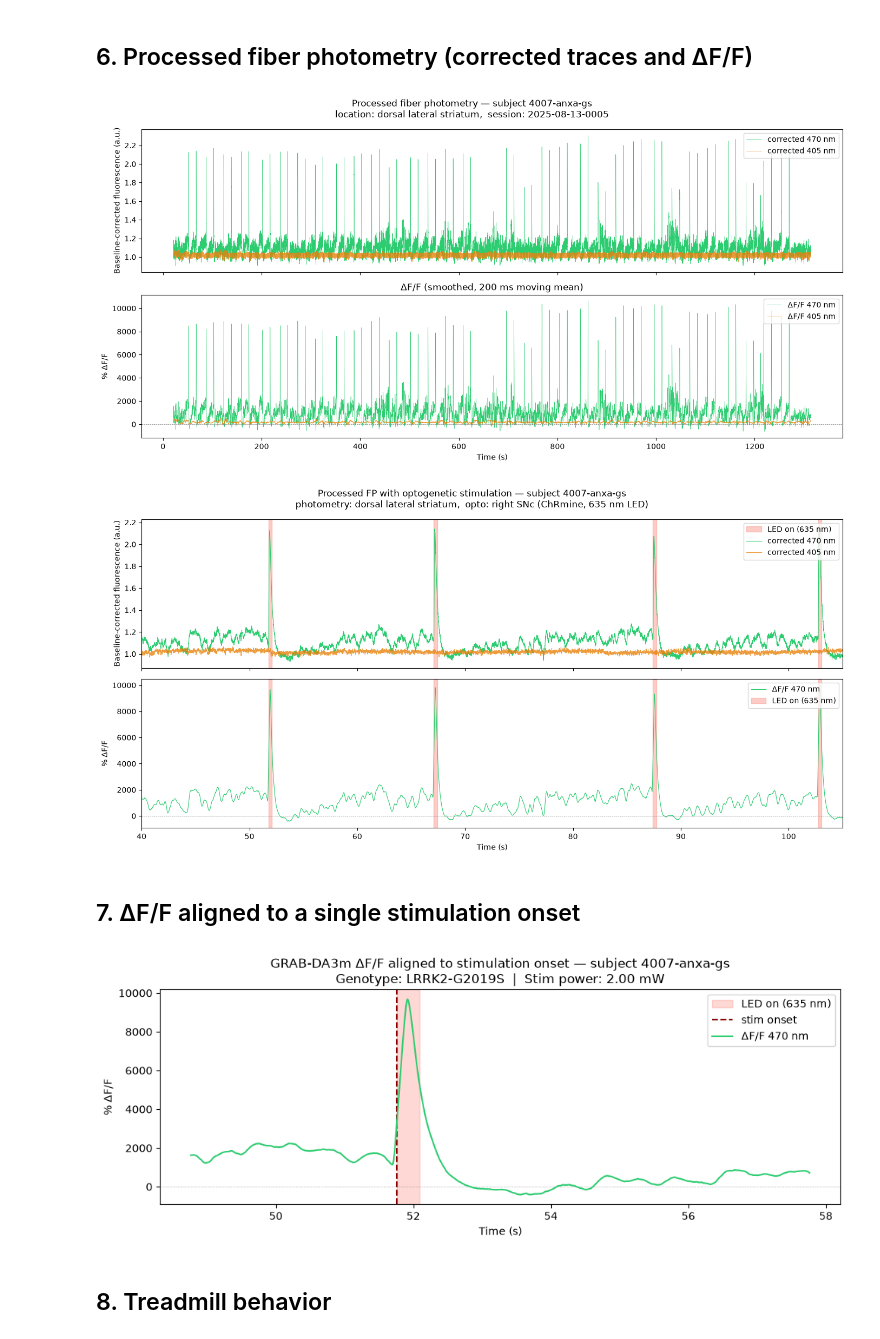
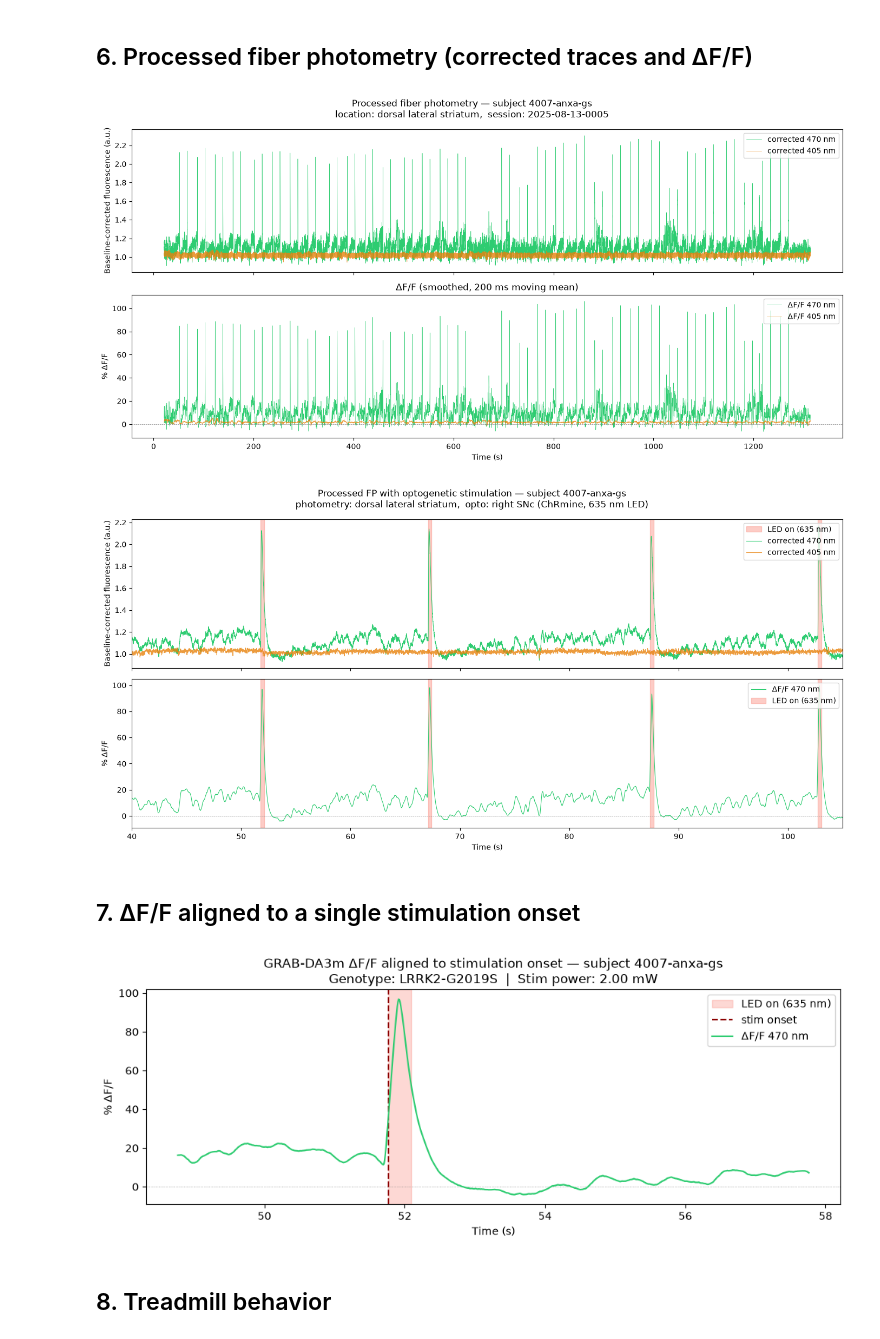
Before and after one commit to catalystneuro/dombeck-lab-to-nwb, a Jupyter notebook: src/dombeck_lab_to_nwb/chen2026/tutorials/chen2026_streaming_demo.ipynb, the cells around one changed output. Saved outputs shown, nothing was run; the diff lists cells and outputs as text; code cells hidden in the pictures.

```diff
--- a/src/dombeck_lab_to_nwb/chen2026/tutorials/chen2026_streaming_demo.ipynb
+++ b/src/dombeck_lab_to_nwb/chen2026/tutorials/chen2026_streaming_demo.ipynb
@@ -341,8 +341,8 @@ ax1.set_ylabel("Baseline-corrected fluorescence (a.u.)")
 ax1.legend(loc="upper right")
 
 ax2.set_title("\u0394F/F (smoothed, 200 ms moving mean)")
-ax2.plot(t_proc, smooth(dff_470.data[:] * 100), color="#2ECC71", lw=0.4, label="\u0394F/F 470 nm")
-ax2.plot(t_proc, smooth(dff_405.data[:] * 100), color="#E8820C", lw=0.4, alpha=0.8, label="\u0394F/F 405 nm")
+ax2.plot(t_proc, smooth(dff_470.data[:]), color="#2ECC71", lw=0.4, label="\u0394F/F 470 nm")
+ax2.plot(t_proc, smooth(dff_405.data[:]), color="#E8820C", lw=0.4, alpha=0.8, label="\u0394F/F 405 nm")
 ax2.axhline(0, color="gray", lw=0.5, ls="--")
 ax2.set_ylabel("% \u0394F/F")
 ax2.set_xlabel("Time (s)")
@@ -355,7 +355,7 @@ fig.suptitle(
 plt.tight_layout()
 plt.show()
 # %% [output]
-[figure, old version]
+[figure, new version]
 # %%
 # Zoomed on first few stim epochs — corrected traces + ΔF/F
 T0, T1 = 40.0, 105.0
@@ -375,7 +375,7 @@ ax1.plot(t_proc[mp], corr_405.data[mp], color="#E8820C", lw=0.8, alpha=0.8, labe
 ax1.set_ylabel("Baseline-corrected fluorescence (a.u.)")
 ax1.legend(loc="upper right")
 
-ax2.plot(t_proc[mp], dff_470.data[mp] * 100, color="#2ECC71", lw=0.8, label="\u0394F/F 470 nm")
+ax2.plot(t_proc[mp], dff_470.data[mp], color="#2ECC71", lw=0.8, label="\u0394F/F 470 nm")
 ax2.axhline(0, color="gray", lw=0.5, ls="--")
 ax2.fill_between([], [], color="salmon", alpha=0.4, label="LED on (635 nm)")
 ax2.set_ylabel("% \u0394F/F")
@@ -390,37 +390,37 @@ fig.suptitle(
 plt.tight_layout()
 plt.show()
 # %% [output]
-[figure, old version]
+[figure, new version]
 # %% [markdown]
 ## 7. ΔF/F aligned to a single stimulation onset
 # %%
 first_stim = epochs_df.iloc[0]
 PRE, POST = 3.0, 6.0
 t0 = first_stim.start_time
 me = (t_proc >= t0 - PRE) & (t_proc <= t0 + POST)
 
 power_label = (
     f"{first_stim.power_in_mW:.2f} mW"
     if not np.isnan(first_stim.power_in_mW)
     else "power N/A"
 )
 
 fig, ax = plt.subplots(figsize=(10, 4))
 ax.axvspan(first_stim.start_time, first_stim.stop_time, color="salmon", alpha=0.3, zorder=0, label="LED on (635 nm)")
 ax.axvline(first_stim.start_time, color="darkred", lw=1.5, ls="--", label="stim onset")
 ax.axhline(0, color="gray", lw=0.5, ls=":")
-ax.plot(t_proc[me], dff_470.data[me] * 100, color="#2ECC71", lw=1.5, label="\u0394F/F 470 nm")
+ax.plot(t_proc[me], dff_470.data[me], color="#2ECC71", lw=1.5, label="\u0394F/F 470 nm")
 ax.set_xlabel("Time (s)")
 ax.set_ylabel("% \u0394F/F")
 ax.set_title(
     f"GRAB-DA3m \u0394F/F aligned to stimulation onset — subject {sub.subject_id}\n"
     f"Genotype: {sub.genotype}  |  Stim power: {power_label}"
 )
 ax.legend(loc="upper right")
 plt.tight_layout()
 plt.show()
 # %% [output]
-[figure, old version]
+[figure, new version]
 # %% [markdown]
 ## 8. Treadmill behavior
 # %%
```
Also changed, not shown: parts of 2 cells of this notebook.
